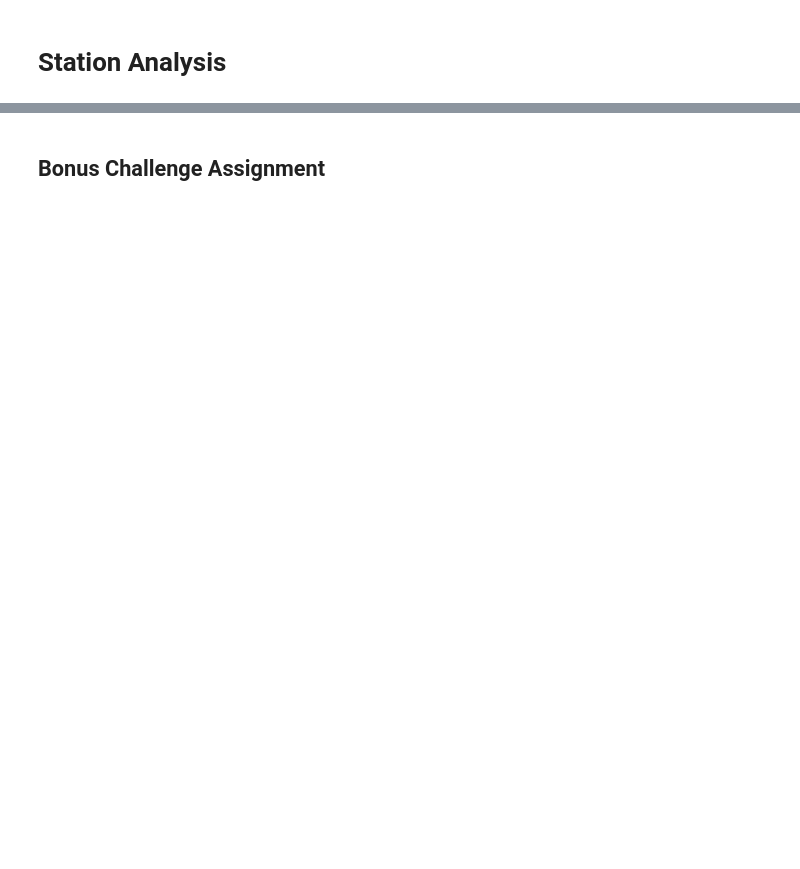
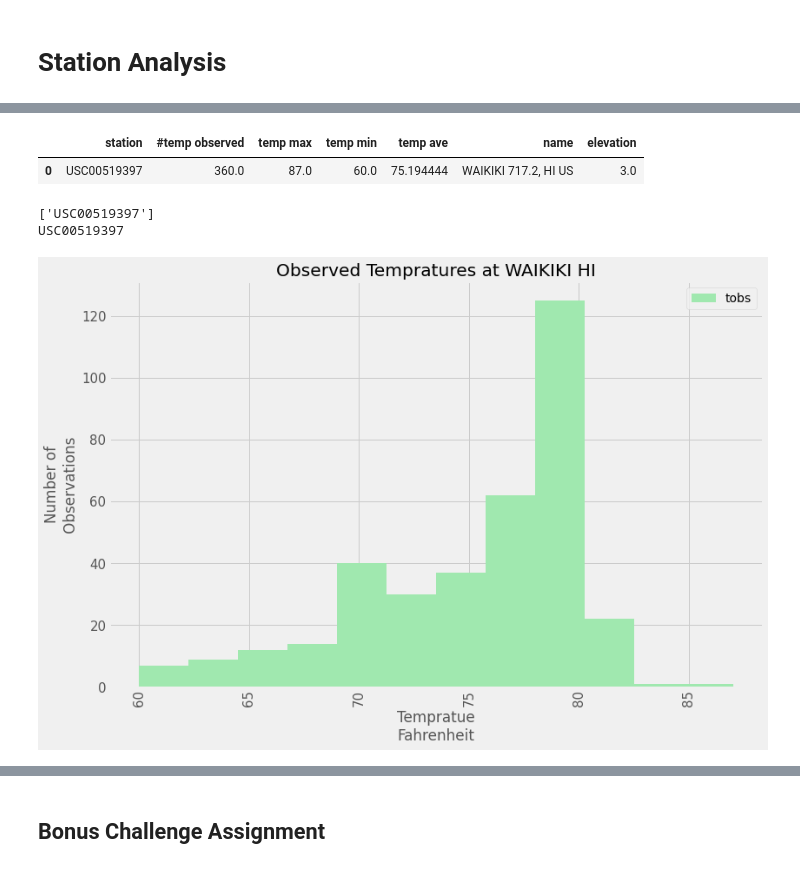
Before and after one commit to PHoogestraat/sqlalchemy-challenge_PH2020, a Jupyter notebook: Climate_1.ipynb, the cells around one changed output, grey strips where cells are left out. Saved outputs shown, nothing was run; the diff lists cells and outputs as text; code cells hidden in the pictures; blank space fills up the shorter version.

```diff
--- a/Climate_1.ipynb
+++ b/Climate_1.ipynb
@@ -89,5 +124,7 @@ session = Session(bind=engine)
 ***4) Get a sense of metrics to benchmark work***
 # %%
 # Exploring data set
-session.query(STAT.station, STAT.name, STAT.elevation).all()
+station_id_data = session.query(STAT.station, STAT.name, STAT.elevation).all()
+station_id_df = pd.DataFrame(station_id_data)
+station_id_df
 # %% [output]
@@ -304,3 +438,46 @@ may_averages
+# %%
+#Data frame with stats from most active station recording the most data.
+#### confirms data from above
+most_act_station_stats= act_station.head(1)
+# Calculates the stats for the most active station Stats Using query in Data frame
+most_act_station_stats
+# %% [output]
+|  | station | #temp observed | temp max | temp min | temp ave | name | elevation |
+| 0 | USC00519397 | 360.0 | 87.0 | 60.0 | 75.194444 | WAIKIKI 717.2, HI US | 3.0 |
+# %%
+# Clean data
+most_act_station = most_act_station_stats["station"].values
+print(most_act_station)
+most_act_station = ','.join(most_act_station)
+print(most_act_station)
+# %% [output]
+['USC00519397']
+USC00519397
 # %%
 # Choose the station with the highest number of temperature observations.
 # Query the last 12 months of temperature observation data for this station and plot the results as a histogram
+temp_dat = [MEASUR.station,
+           MEASUR.tobs,MEASUR.date]
+
+temp_data = session.query(*temp_dat).\
+    filter(MEASUR.date > query_date).\
+    filter(MEASUR.station == most_act_station)
+
+waik_df = pd.DataFrame(temp_data)
+#waik_df
+# %%
+# Query the last 12 months of temperature observation data for this station and plot the results as a histogram
+waik_df.plot(kind='hist',
+        alpha=1.0,
+        bins=12,
+        title='Observed Tempratures at WAIKIKI HI',
+        rot=90,
+        grid=True,
+        figsize=(12,8),
+        fontsize=15,
+        legend ='temp',
+        color=['#A0E8AF'])
+plt.xlabel('Tempratue\nFahrenheit')
+plt.ylabel("Number of\nObservations");
+# %% [output]
+[figure, added]
```
Also changed, not shown: parts of 27 cells of this notebook.
